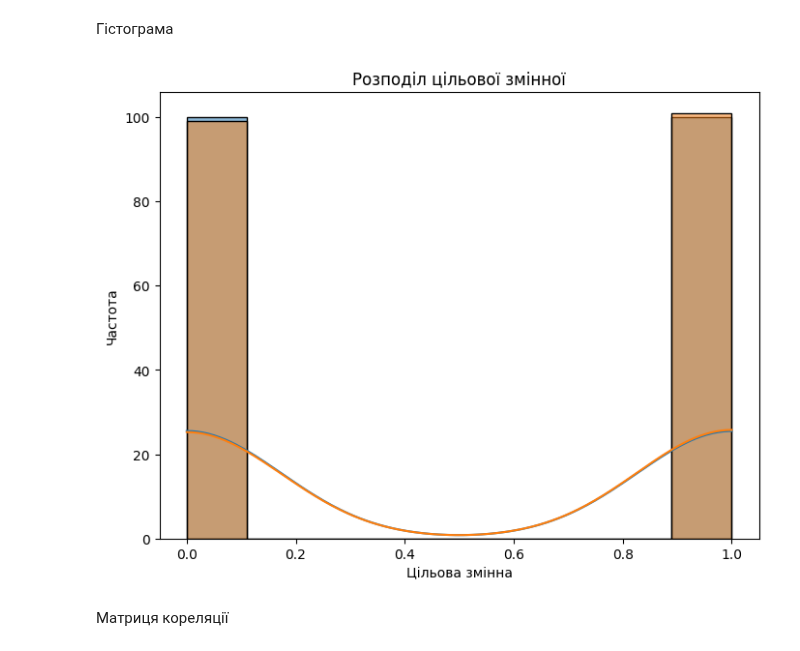
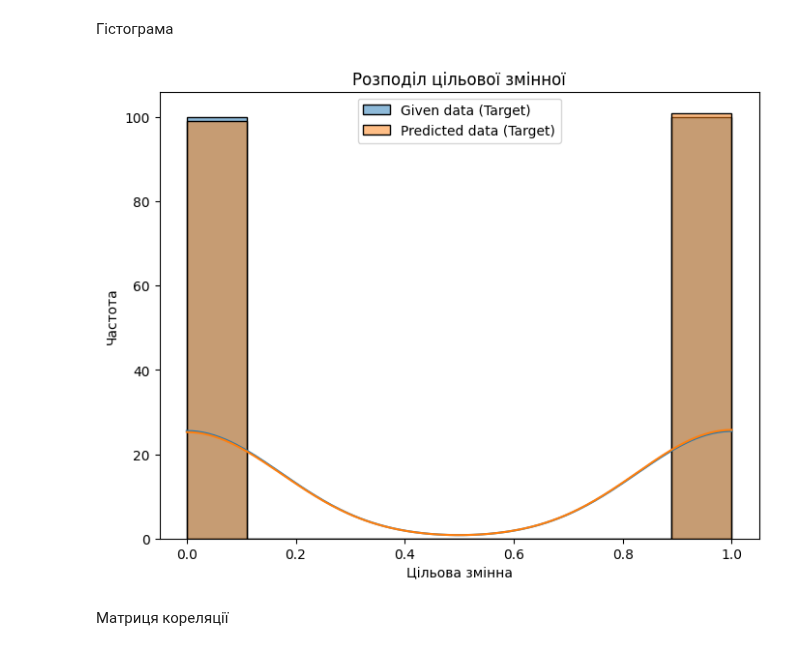
Before and after one commit to AnnaIvn/ml2023, a Jupyter notebook: Practices/Practice4/practice4.ipynb, the cells around one changed output. Cells and saved outputs as stored; diff of their text form; code cells hidden in the pictures.

Commit message:
practice4. part1 - modified histogramm

```diff
--- a/Practices/Practice4/practice4.ipynb
+++ b/Practices/Practice4/practice4.ipynb
@@ -198,14 +198,15 @@ print(conf_matrix_dt)
 # %%
 # Візуалізація розподілу цільової змінної (target)
 plt.figure(figsize=(8, 6))
-sns.histplot(data['Target'] , kde=True)
-sns.histplot(y_pred_cv , kde=True)
+sns.histplot(data['Target'] , kde=True, label='Given data (Target)')
+sns.histplot(y_pred_cv , kde=True, label='Predicted data (Target)')
 plt.xlabel('Цільова змінна')
 plt.ylabel('Частота')
 plt.title('Розподіл цільової змінної')
+plt.legend()
 plt.show()
 # %% [output]
-[figure, old version]
+[figure, new version]
 # %% [markdown]
 Матриця кореляції
 # %%
```
